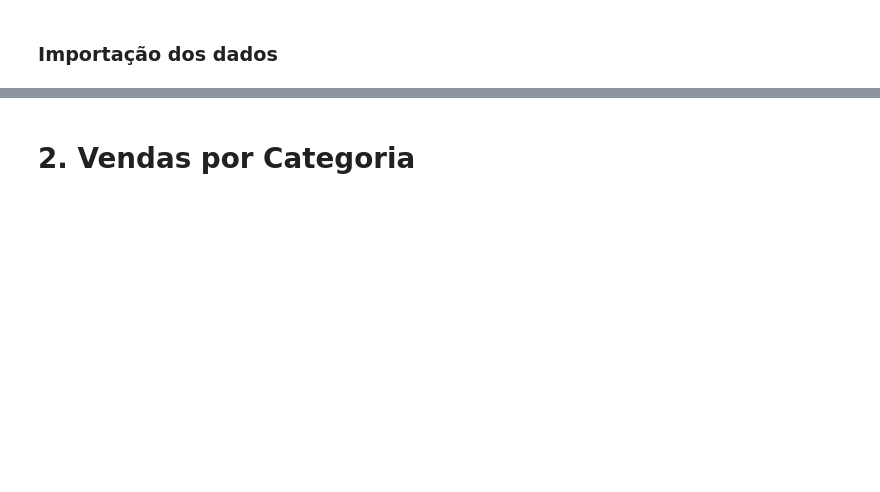
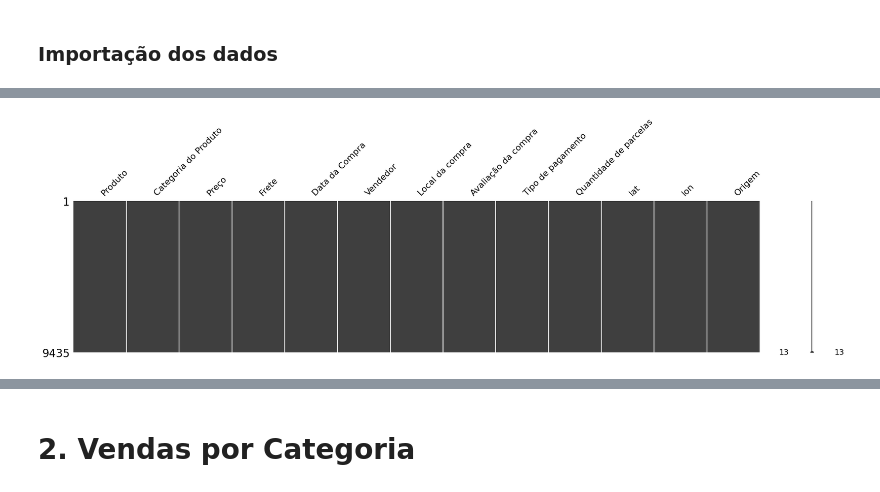
Before and after one commit to silverio1e99/storeBR, a Jupyter notebook: AluraStoreBr.ipynb, the cells around one changed output, grey strips where cells are left out. Saved outputs shown, nothing was run; the diff lists cells and outputs as text; code cells hidden in the pictures; blank space fills up the shorter version.

```diff
--- a/AluraStoreBr.ipynb
+++ b/AluraStoreBr.ipynb
@@ -21,3 +21,10 @@ loja.head()
 | 2 | Jogo de tabuleiro | brinquedos | 279.51 | 21.262681 | 15/03/2021 | João Souza | DF | ... |
 | 3 | Micro-ondas | eletrodomesticos | 1009.99 | 54.667344 | 03/05/2022 | João Souza | RS | ... |
 | 4 | Cadeira de escritório | moveis | 446.99 | 26.964689 | 07/11/2020 | Larissa Alves | MG | ... |
+# %%
+loja['Origem'] = 'loja'
+loja2['Origem'] = 'loja2'
+loja3['Origem'] = 'loja3'
+loja4['Origem'] = 'loja4'
+df_loja = pd.concat([loja, loja2, loja3, loja4], ignore_index=True)
+df_loja2 = pd.concat([loja, loja2, loja3, loja4], ignore_index=True)
@@ -23,0 +86,6 @@ loja.head()
+# %%
+# Visualizar missing
+import missingno as msno
+msno.matrix(df_loja, figsize=(25,5));
+# %% [output]
+[figure, added]
```
Also changed, not shown: parts of 61 cells of this notebook, 18 other files.
